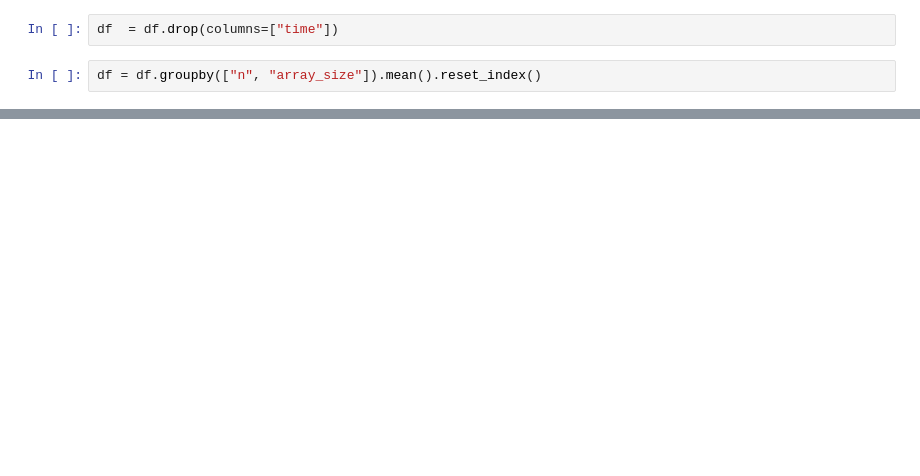
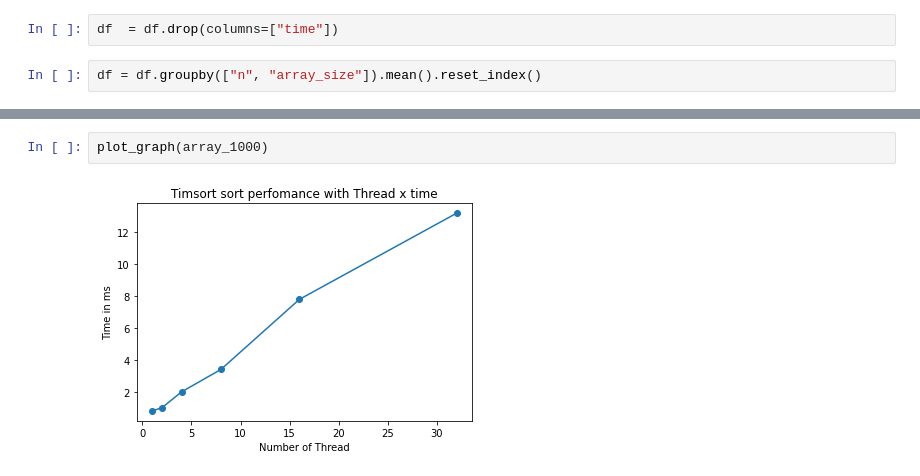
Before and after one commit to AHalic/SisDist_Labs, a Jupyter notebook: Lab_1/analysis/analysis.ipynb, the cells around one changed output, grey strips where cells are left out. Drawn from its saved outputs; the diff is of its cells as text; blank space fills up the shorter version.

```diff
--- a/Lab_1/analysis/analysis.ipynb
+++ b/Lab_1/analysis/analysis.ipynb
@@ -28,0 +32,4 @@ plt.show()
+# %%
+plot_graph(array_1000)
+# %% [output]
+[figure, added]
```
Also changed, not shown: parts of 7 cells of this notebook.
